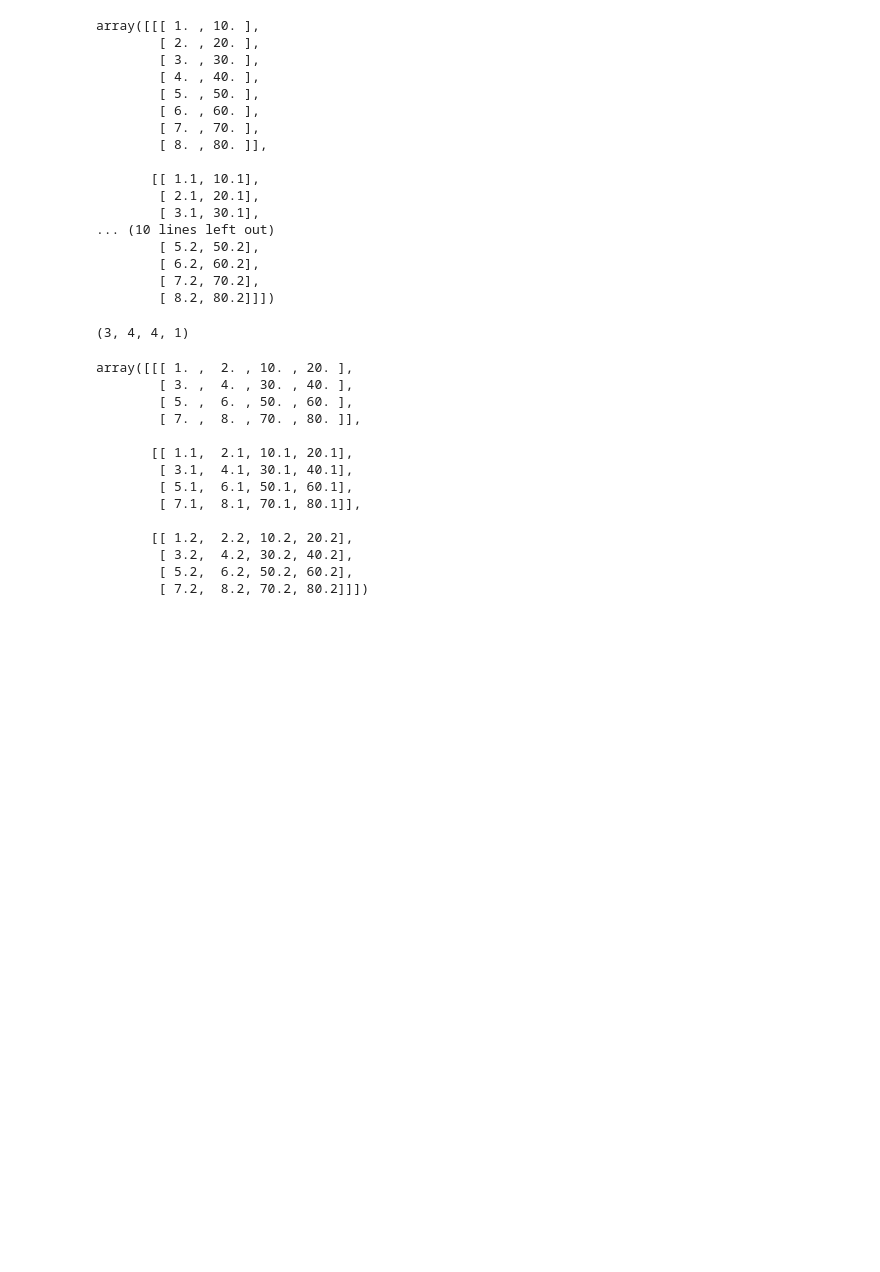
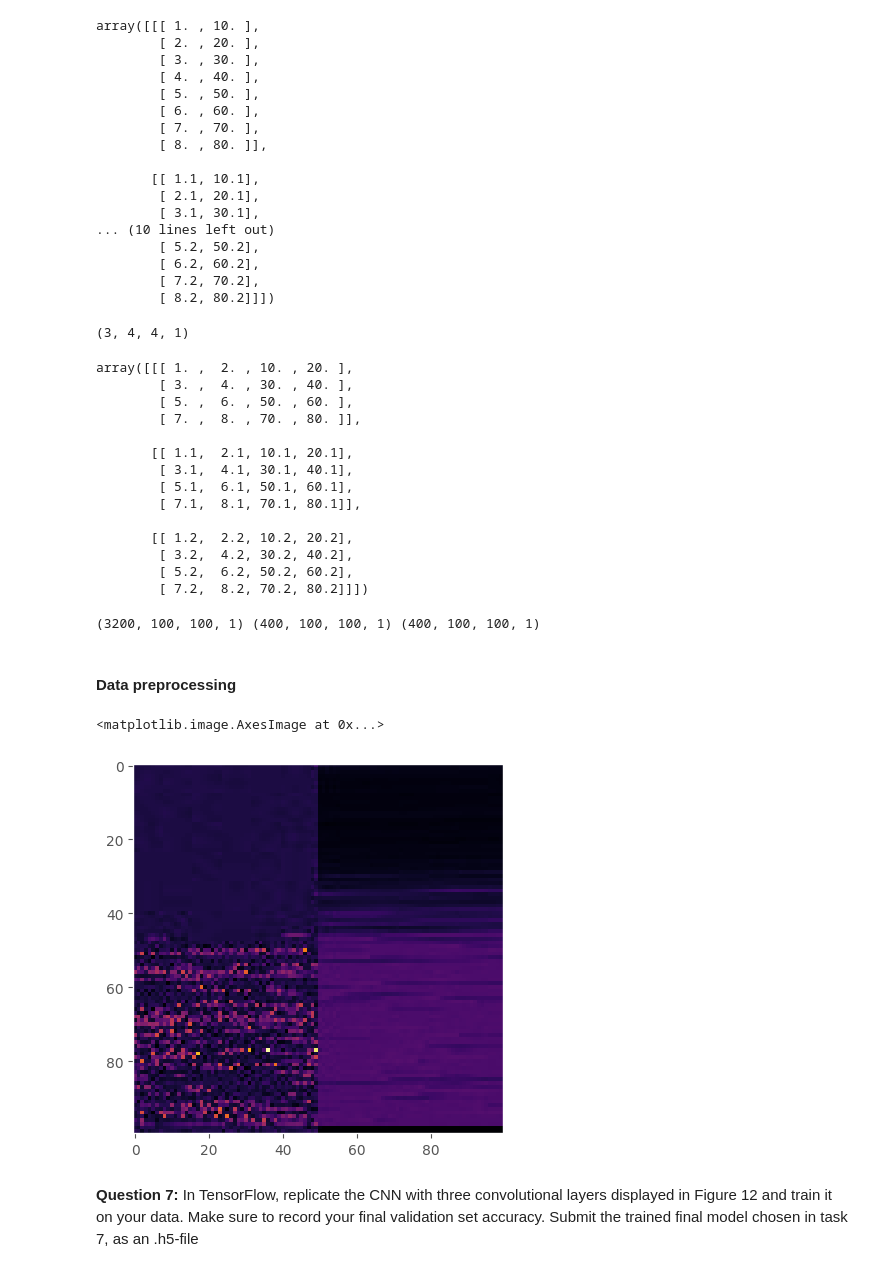
Before and after one commit to jill-data/wind-turbine-state-prediction, a Jupyter notebook: Notebook.ipynb, the cells around one changed output. Cells and saved outputs as stored; diff of their text form; code cells hidden in the pictures; blank space fills up the shorter version.

Commit message:
test reshaping

```diff
--- a/Notebook.ipynb
+++ b/Notebook.ipynb
@@ -419,3 +420,21 @@ array([[[ 1. ,  2. , 10. , 20. ],
         [ 3.2,  4.2, 30.2, 40.2],
         [ 5.2,  6.2, 50.2, 60.2],
         [ 7.2,  8.2, 70.2, 80.2]]])
+# %%
+# Scale data
+X_train_scaled_2d = reshape_x(X_train_scaled)
+X_val_scaled_2d = reshape_x(X_val_scaled)
+X_test_scaled_2d = reshape_x(X_test_scaled)
+
+print(X_train_scaled_2d.shape, X_val_scaled_2d.shape, X_test_scaled_2d.shape)
+# %% [output]
+(3200, 100, 100, 1) (400, 100, 100, 1) (400, 100, 100, 1)
+# %% [markdown]
+#### Data preprocessing
+# %%
+plt.imshow(X_train_scaled_2d[0], cmap='inferno')
+# %% [output]
+<matplotlib.image.AxesImage at 0x...>
+[figure, added]
+# %% [markdown]
+**Question 7:** In TensorFlow, replicate the CNN with three convolutional layers displayed in Figure 12 and train it on your data. Make sure to record your final validation set accuracy. Submit the trained final model chosen in task 7, as an .h5-file
```
Also changed, not shown: parts of 1 cell of this notebook.
